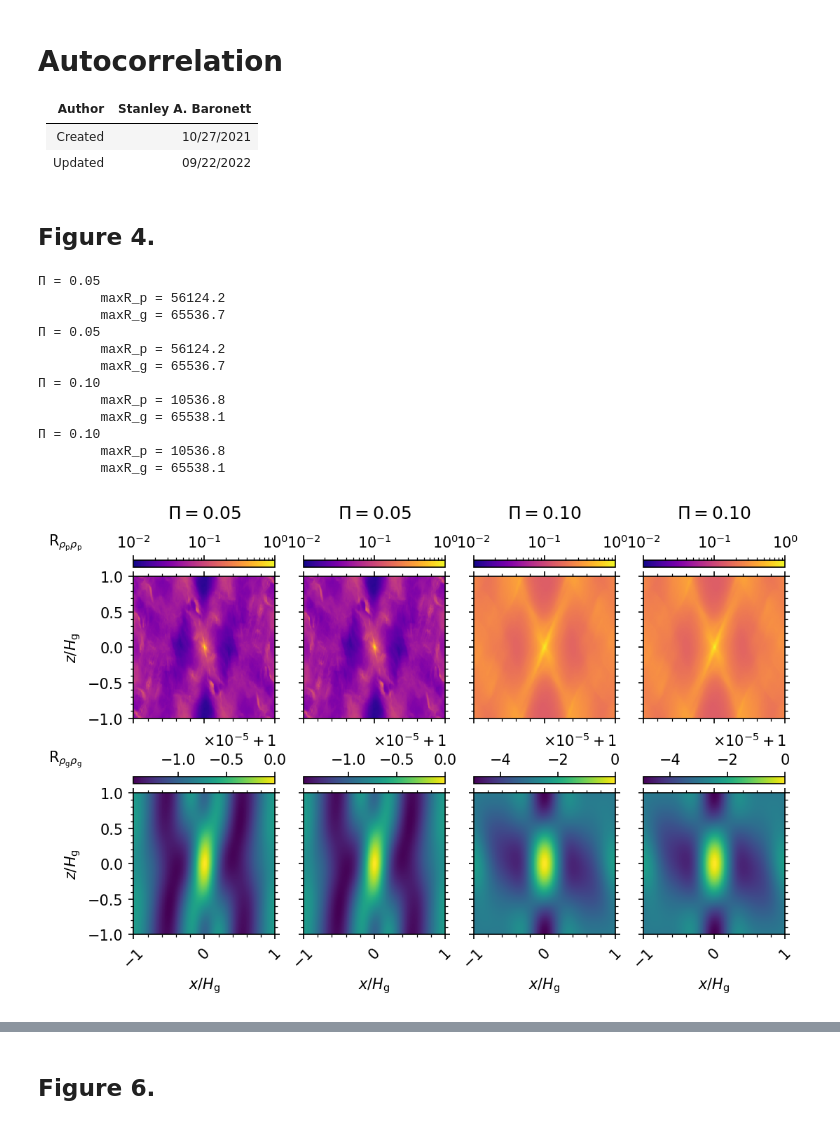
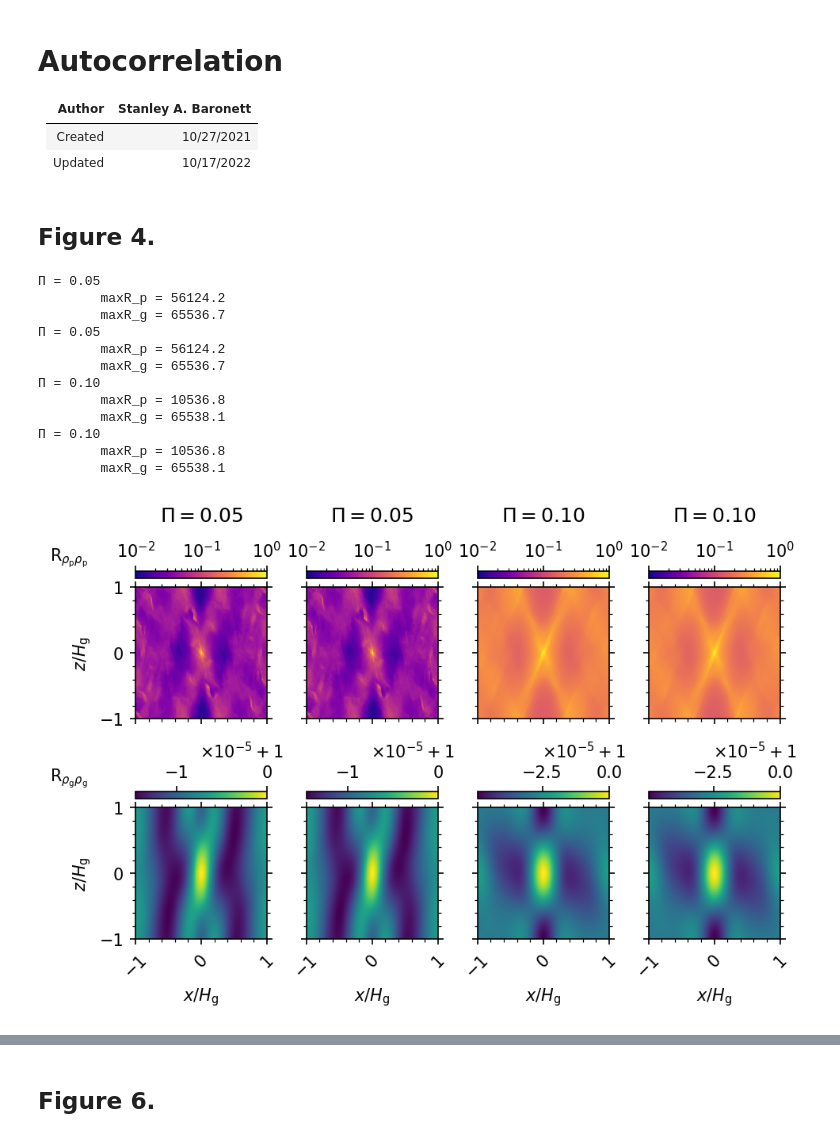
Before and after one commit to sabaronett/streaming-instability, a Jupyter notebook: ipynb/ACF.ipynb, the cells around one changed output, grey strips where cells are left out. Cells and saved outputs as stored; diff of their text form; code cells hidden in the pictures.

```diff
--- a/ipynb/ACF.ipynb
+++ b/ipynb/ACF.ipynb
@@ -3,7 +3,7 @@
 | Author  | Stanley A. Baronett |
 |---------|---------------------|
 | Created | 10/27/2021          |
-| Updated | 09/22/2022          |
+| Updated | 10/17/2022          |
 # %% [markdown]
 ## **Figure 4.**
 # %%
@@ -17,7 +17,7 @@ import matplotlib.ticker as ticker
 import numpy as np
 from scipy import fftpack
 
-fig, axs = plt.subplots(2, 4, sharex=True, sharey=True, figsize=(8, 5), dpi=150)
+fig, axs = plt.subplots(2, 4, sharex=True, sharey=True, figsize=(7, 4.5), dpi=150)
 workdir = '../unstrat'
 case = 'BA'
 Pis = ['0.05', '0.05', '0.10', '0.10']
@@ -57,36 +57,37 @@ for i, Pi in enumerate(Pis):
     # Add and format gas color bars
     cb_rhog = fig.colorbar(rhogs, ax=axs[1][i], location='top')
     axs[1][i].set(xlabel=r'$x/H_\mathrm{g}$', aspect='equal')
-    axs[1][i].text(0.49, 1.43, r'$\times10^{-5}+1$',
+    axs[1][i].text(0.49, 1.51, r'$\times10^{-5}+1$',
                ha='left', va='top', transform=axs[1][i].transAxes)
 
 for ax in axs.flat:
     ax.label_outer()
     ax.minorticks_on()
     ax.set(aspect='equal')
     ax.tick_params(axis='both', which='both', top=True, right=True)
     ax.tick_params(axis='x', labelrotation=45)
 
 # Format and save figure
-axs[0][0].text(-0.6, 1.31, r'$\mathrm{R}_{\rho_\mathrm{p}\rho_\mathrm{p}}$',
+axs[0][0].text(-0.65, 1.31, r'$\mathrm{R}_{\rho_\mathrm{p}\rho_\mathrm{p}}$',
                ha='left', va='top', transform=axs[0][0].transAxes)
-axs[1][0].text(-0.6, 1.31, r'$\mathrm{R}_{\rho_\mathrm{g}\rho_\mathrm{g}}$',
+axs[1][0].text(-0.65, 1.31, r'$\mathrm{R}_{\rho_\mathrm{g}\rho_\mathrm{g}}$',
                ha='left', va='top', transform=axs[1][0].transAxes)
 axs[0][0].set(ylabel=r'$z/H_\mathrm{g}$')
 axs[1][0].set(ylabel=r'$z/H_\mathrm{g}$')
 # plt.savefig(f'figs/{case}_snaps.png', dpi=1000, bbox_inches='tight', pad_inches=0.01)
+plt.subplots_adjust(wspace=0.3)
 plt.show()
 # %% [output]
 Π = 0.05
         maxR_p = 56124.2
         maxR_g = 65536.7
 Π = 0.05
         maxR_p = 56124.2
         maxR_g = 65536.7
 Π = 0.10
         maxR_p = 10536.8
         maxR_g = 65538.1
 Π = 0.10
         maxR_p = 10536.8
         maxR_g = 65538.1
-[figure, old version]
+[figure, new version]
```
Also changed, not shown: parts of 14 cells of this notebook.
